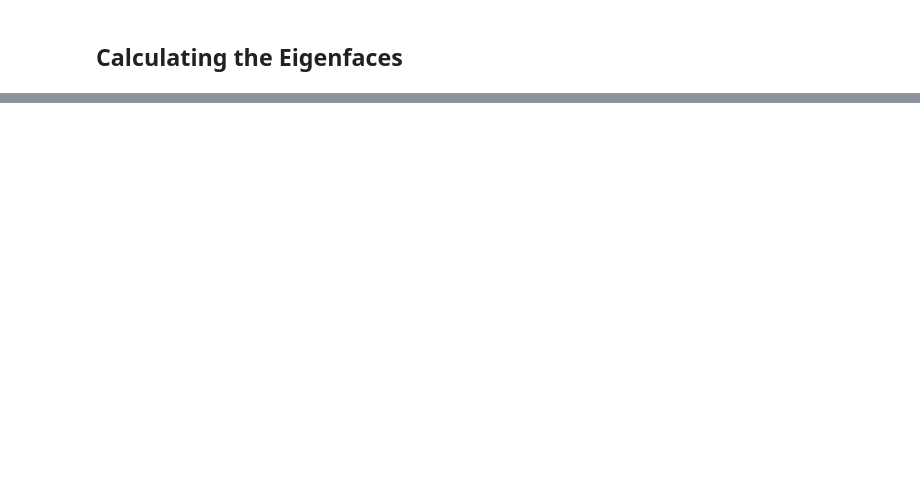
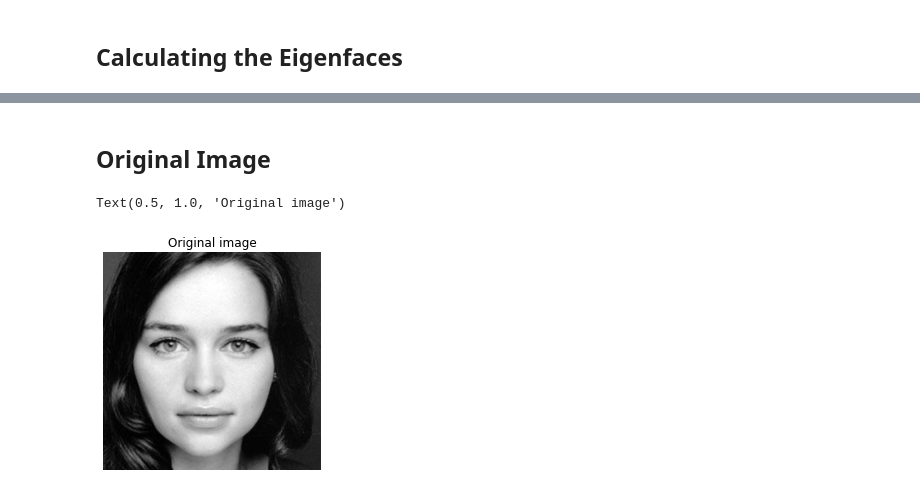
Before and after one commit to AlifioDitya/Algeo02-21142, a Jupyter notebook: src/main.ipynb, the cells around one changed output, grey strips where cells are left out. Saved outputs shown, nothing was run; the diff lists cells and outputs as text; code cells hidden in the pictures; blank space fills up the shorter version.

```diff
--- a/src/main.ipynb
+++ b/src/main.ipynb
@@ -33,0 +50,8 @@ ut.show_image_plt(e_face[:, 6].reshape(256, 256))
+# %% [markdown]
+## Original Image
+# %%
+ut.show_image_plt(test_img)
+plt.title("Original image")
+# %% [output]
+Text(0.5, 1.0, 'Original image')
+[figure, added]
```
Also changed, not shown: parts of 11 cells of this notebook, 2 other files.
